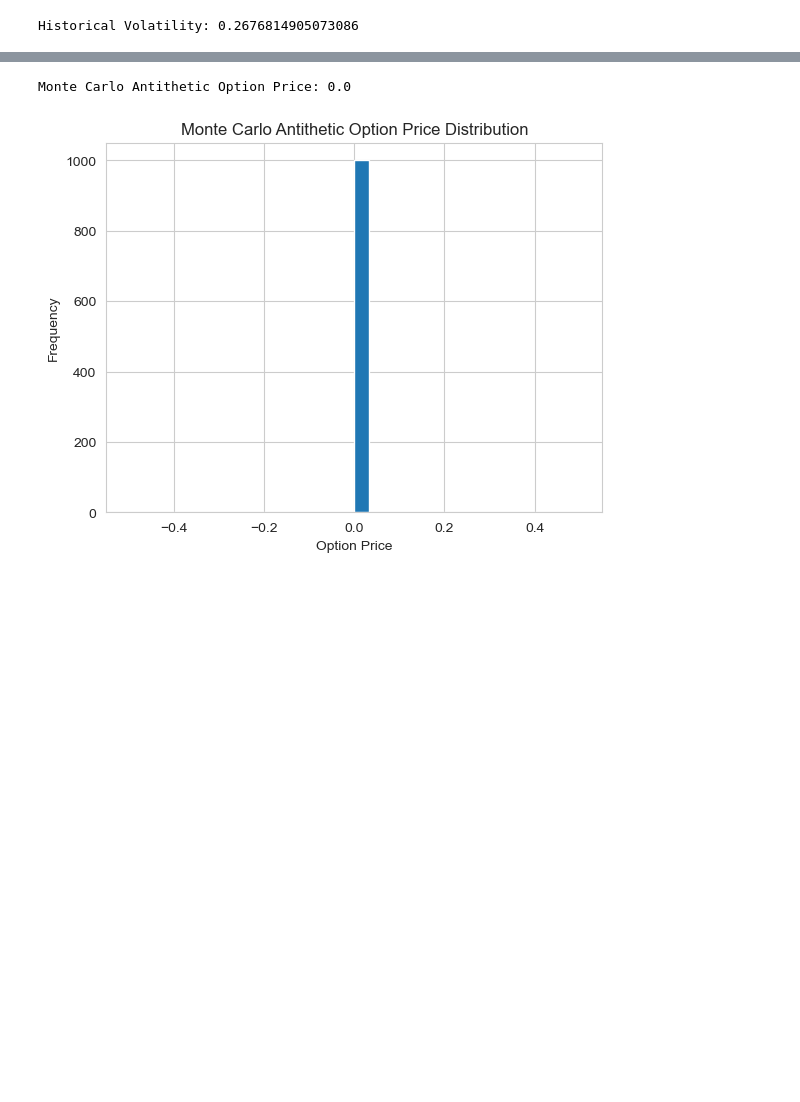
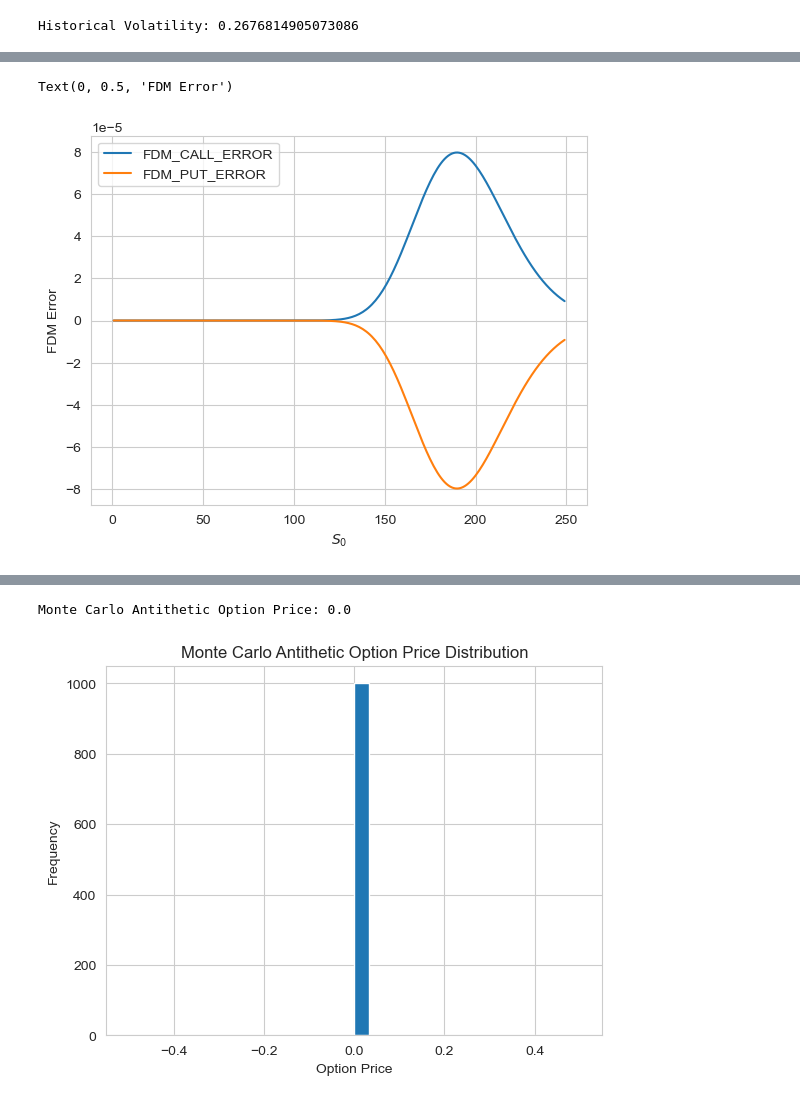
Before and after one commit to jacobfa/MATH512, a Jupyter notebook: Project 5/project5.ipynb, the cells around one changed output, grey strips where cells are left out. Saved outputs shown, nothing was run; the diff lists cells and outputs as text; code cells hidden in the pictures; blank space fills up the shorter version.

```diff
--- a/Project 5/project5.ipynb
+++ b/Project 5/project5.ipynb
@@ -163,0 +235,12 @@ Rho: [143.63108982]
+# %%
+errorc = np.array(deltas_c) - np.array(deltas_back_c)
+errorp = np.array(deltas_p) - np.array(deltas_forward_p)
+
+plt.plot(prices, errorc, label='FDM_CALL_ERROR')
+plt.plot(prices, errorp, label='FDM_PUT_ERROR')
+plt.legend()
+plt.xlabel('$S_0$')
+plt.ylabel('FDM Error')
+# %% [output]
+Text(0, 0.5, 'FDM Error')
+[figure, added]
```
Also changed, not shown: parts of 16 cells of this notebook, 29 other files.
